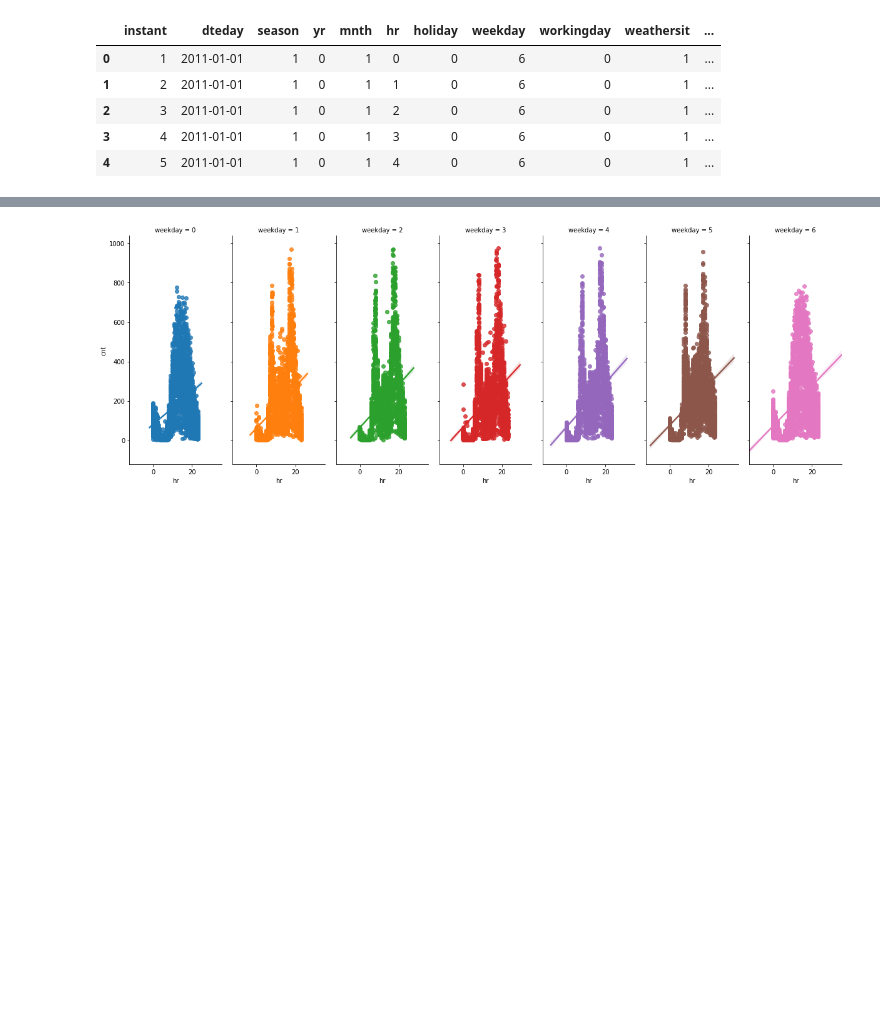
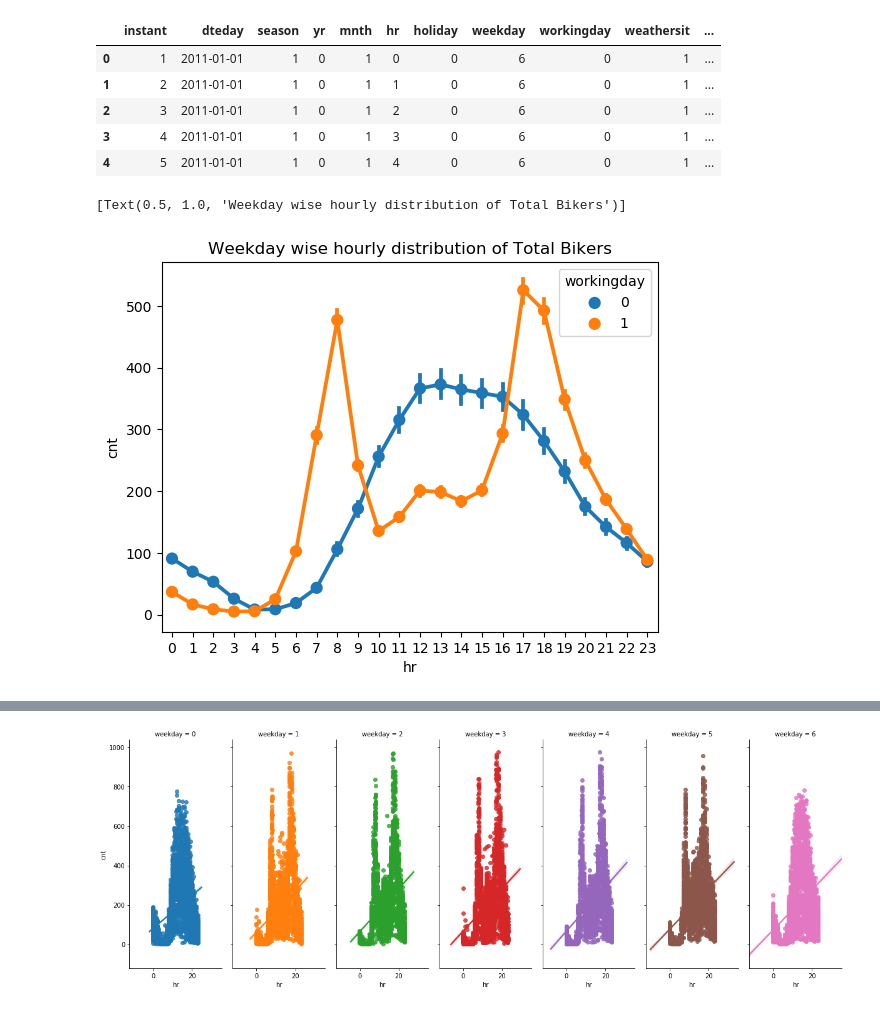
Before and after one commit to mradazoury/Bike_Prediction_Python_group_project, a Jupyter notebook: Bike-Sharing-Dataset 2/Group_Start-Copy.ipynb, the cells around one changed output, grey strips where cells are left out. Saved outputs shown, nothing was run; the diff lists cells and outputs as text; code cells hidden in the pictures; blank space fills up the shorter version.

```diff
--- a/Bike-Sharing-Dataset 2/Group_Start-Copy.ipynb
+++ b/Bike-Sharing-Dataset 2/Group_Start-Copy.ipynb
@@ -293,6 +300,20 @@ graph_data_hourly.head()
 | 2 | 3 | 2011-01-01 | 1 | 0 | 1 | 2 | 0 | 6 | 0 | 1 | ... |
 | 3 | 4 | 2011-01-01 | 1 | 0 | 1 | 3 | 0 | 6 | 0 | 1 | ... |
 | 4 | 5 | 2011-01-01 | 1 | 0 | 1 | 4 | 0 | 6 | 0 | 1 | ... |
+# %%
+# Option 1 for weekend/weekday graph
+fig,ax = plt.subplots()
+sns.pointplot(data=graph_data_hourly[['hr',
+                           'cnt',
+                           'workingday']],
+              x='hr',
+              y='cnt',
+              hue='workingday',
+              ax=ax)
+ax.set(title="Weekday wise hourly distribution of Total Bikers")
+# %% [output]
+[Text(0.5, 1.0, 'Weekday wise hourly distribution of Total Bikers')]
+[figure, added]
 # %%
 # Option 1 for weekend/weekday graph
 fig,ax = plt.subplots()
```
Also changed, not shown: parts of 14 cells of this notebook, 12 other files.
